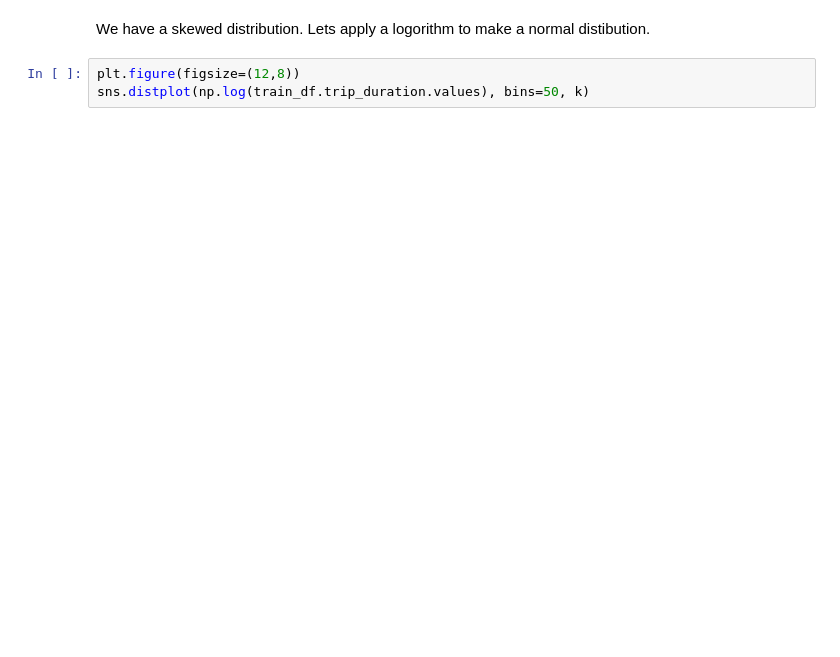
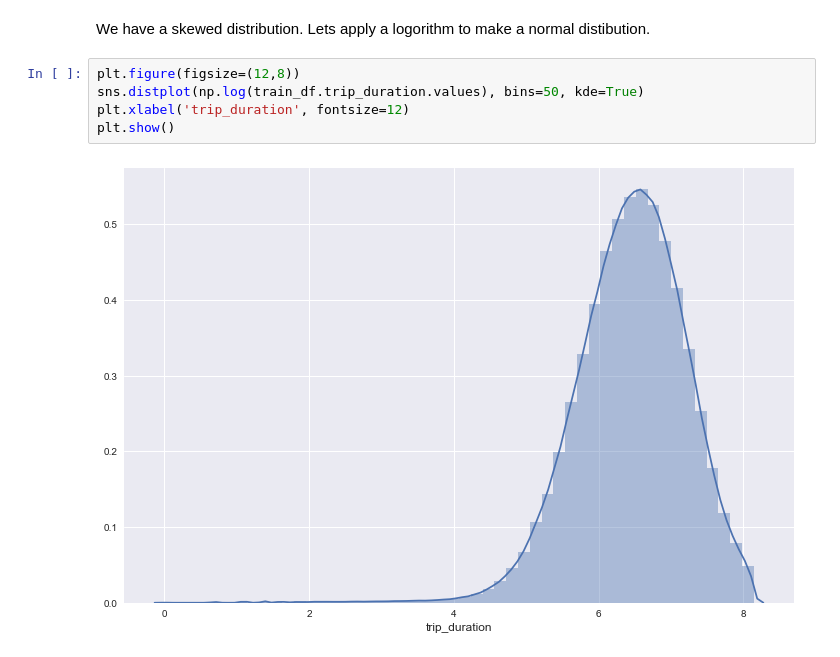
Before and after one commit to davestroud/NYC_Taxi_Trip_Duration, a Jupyter notebook: main.ipynb, the cells around one changed output. Drawn from its saved outputs; the diff is of its cells as text; blank space fills up the shorter version.

```diff
--- a/main.ipynb
+++ b/main.ipynb
@@ -84,4 +84,8 @@ plt.show()
 We have a skewed distribution. Lets apply a logorithm to make a normal distibution.
 # %%
 plt.figure(figsize=(12,8))
-sns.distplot(np.log(train_df.trip_duration.values), bins=50, k)
+sns.distplot(np.log(train_df.trip_duration.values), bins=50, kde=True)
+plt.xlabel('trip_duration', fontsize=12)
+plt.show()
+# %% [output]
+[figure, added]
```
Also changed, not shown: parts of 3 cells of this notebook, 1 other file.
